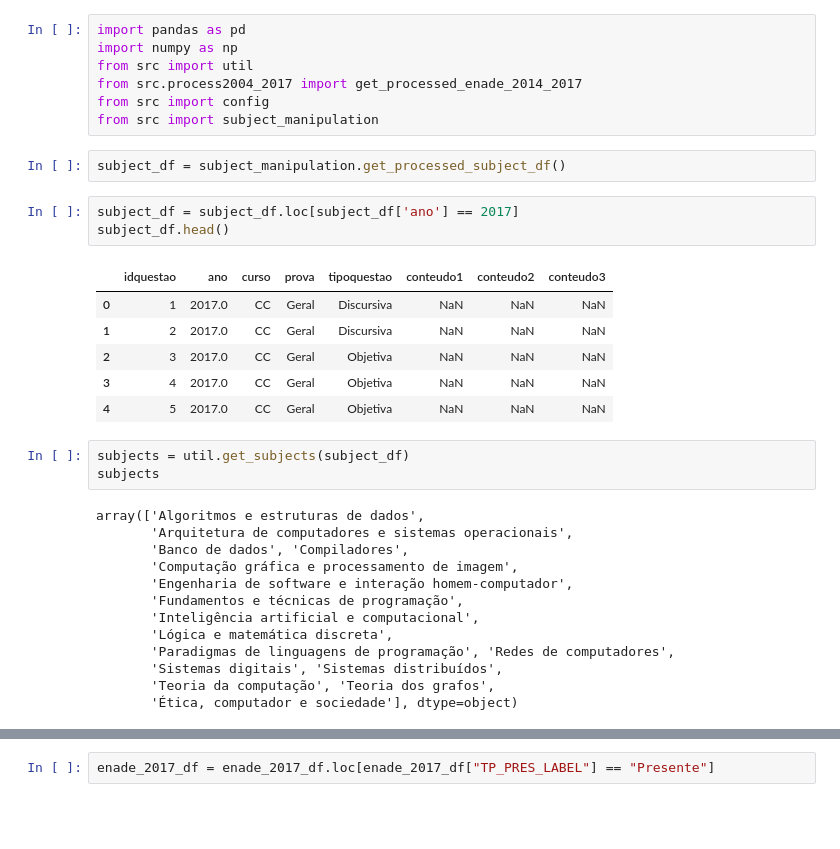
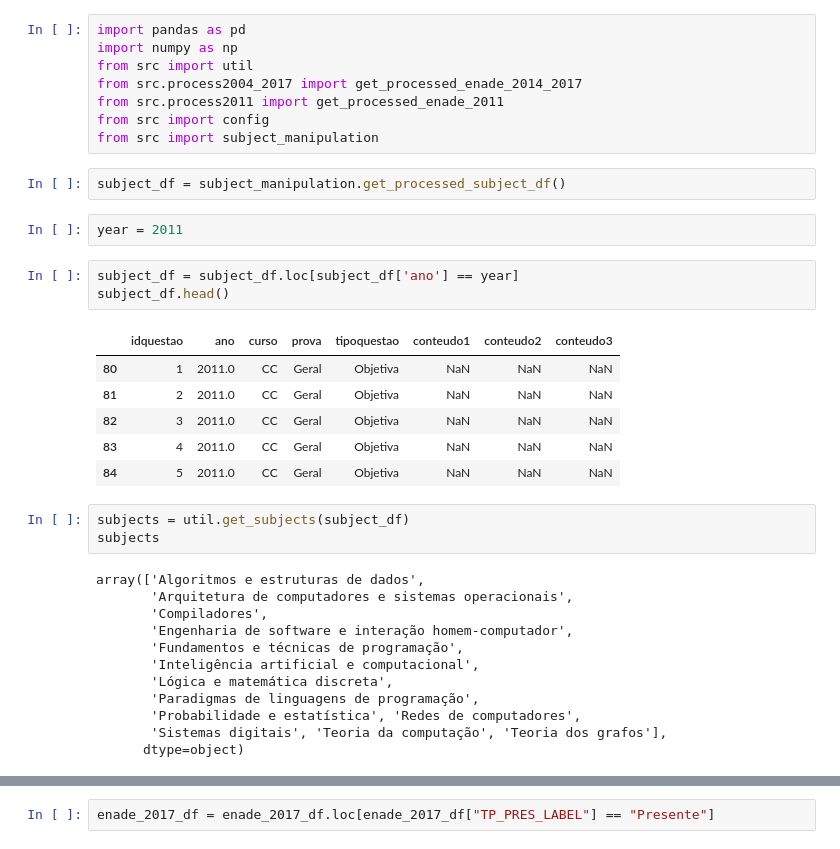
Before and after one commit to renan-cunha/KDD-Enade-Computing, a Jupyter notebook: new_main.ipynb, the cells around one changed output, grey strips where cells are left out. Saved outputs shown, nothing was run; the diff lists cells and outputs as text; blank space fills up the shorter version.

```diff
--- a/new_main.ipynb
+++ b/new_main.ipynb
@@ -3,34 +3,36 @@ import pandas as pd
 import numpy as np
 from src import util
 from src.process2004_2017 import get_processed_enade_2014_2017
+from src.process2011 import get_processed_enade_2011
 from src import config
 from src import subject_manipulation
 # %%
 subject_df = subject_manipulation.get_processed_subject_df()
+# %%
+year = 2011
 # %%
-subject_df = subject_df.loc[subject_df['ano'] == 2017]
+subject_df = subject_df.loc[subject_df['ano'] == year]
 subject_df.head()
 # %% [output]
 |  | idquestao | ano | curso | prova | tipoquestao | conteudo1 | conteudo2 | conteudo3 |
-| 0 | 1 | 2017.0 | CC | Geral | Discursiva | NaN | NaN | NaN |
-| 1 | 2 | 2017.0 | CC | Geral | Discursiva | NaN | NaN | NaN |
-| 2 | 3 | 2017.0 | CC | Geral | Objetiva | NaN | NaN | NaN |
-| 3 | 4 | 2017.0 | CC | Geral | Objetiva | NaN | NaN | NaN |
-| 4 | 5 | 2017.0 | CC | Geral | Objetiva | NaN | NaN | NaN |
+| 80 | 1 | 2011.0 | CC | Geral | Objetiva | NaN | NaN | NaN |
+| 81 | 2 | 2011.0 | CC | Geral | Objetiva | NaN | NaN | NaN |
+| 82 | 3 | 2011.0 | CC | Geral | Objetiva | NaN | NaN | NaN |
+| 83 | 4 | 2011.0 | CC | Geral | Objetiva | NaN | NaN | NaN |
+| 84 | 5 | 2011.0 | CC | Geral | Objetiva | NaN | NaN | NaN |
 # %%
 subjects = util.get_subjects(subject_df)
 subjects
 # %% [output]
 array(['Algoritmos e estruturas de dados',
        'Arquitetura de computadores e sistemas operacionais',
-       'Banco de dados', 'Compiladores',
-       'Computação gráfica e processamento de imagem',
+       'Compiladores',
        'Engenharia de software e interação homem-computador',
        'Fundamentos e técnicas de programação',
        'Inteligência artificial e computacional',
        'Lógica e matemática discreta',
-       'Paradigmas de linguagens de programação', 'Redes de computadores',
-       'Sistemas digitais', 'Sistemas distribuídos',
-       'Teoria da computação', 'Teoria dos grafos',
-       'Ética, computador e sociedade'], dtype=object)
+       'Paradigmas de linguagens de programação',
+       'Probabilidade e estatística', 'Redes de computadores',
+       'Sistemas digitais', 'Teoria da computação', 'Teoria dos grafos'],
+      dtype=object)
 # %%
```
Also changed, not shown: parts of 8 cells of this notebook, 3 other files.
